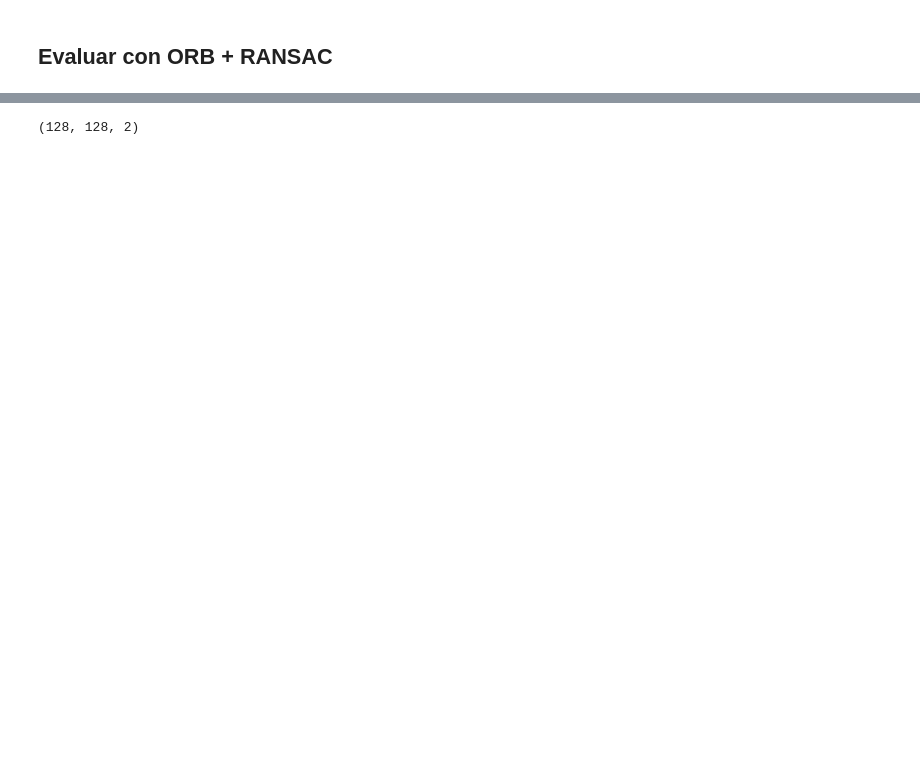
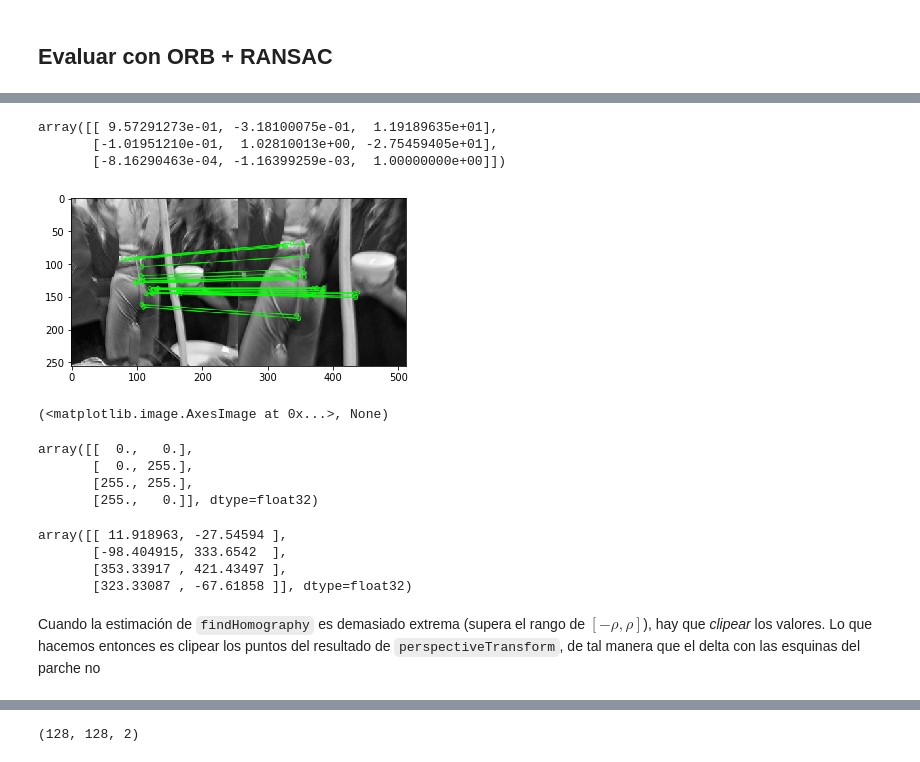
Before and after one commit to munshkr/vc-2018-2c, a Jupyter notebook: tp/Evaluacion.ipynb, the cells around one changed output, grey strips where cells are left out. Cells and saved outputs as stored; diff of their text form; code cells hidden in the pictures; blank space fills up the shorter version.

```diff
--- a/tp/Evaluacion.ipynb
+++ b/tp/Evaluacion.ipynb
@@ -276,0 +312,31 @@ El segundo baseline propuesto por el paper es utilizar un método tradicional co
+# %%
+if len(matches) >= MIN_MATCH_COUNT:
+    matches = matches[:MIN_MATCH_COUNT]
+
+    src_pts = np.float32([kp1[m.queryIdx].pt for m in matches]).reshape(-1,1,2)
+    dst_pts = np.float32([kp2[m.trainIdx].pt for m in matches]).reshape(-1,1,2)
+
+    H, mask = cv2.findHomography(src_pts, dst_pts, cv2.RANSAC, 5.0)
+    matchesMask = mask.ravel().tolist()
+else:
+    print("Not enough matches are found - {}/{} - using identity".format(len(matches), MIN_MATCH_COUNT))
+    H = np.eye(3)
+    matchesMask = None
+# %%
+H
+# %% [output]
+array([[ 9.57291273e-01, -3.18100075e-01,  1.19189635e+01],
+       [-1.01951210e-01,  1.02810013e+00, -2.75459405e+01],
+       [-8.16290463e-04, -1.16399259e-03,  1.00000000e+00]])
+# %%
+draw_params = dict(matchColor = (0,255,0), # draw matches in green color
+                   singlePointColor = None,
+                   matchesMask = matchesMask, # draw only inliers
+                   flags = 2)
+
+img3 = cv2.drawMatches(img1,kp1,img2,kp2,matches,None,**draw_params)
+
+plt.imshow(img3, 'gray'),plt.show()
+# %% [output]
+[figure, added]
+(<matplotlib.image.AxesImage at 0x...>, None)
@@ -276,0 +349,16 @@ El segundo baseline propuesto por el paper es utilizar un método tradicional co
+# %%
+x1
+# %% [output]
+array([[  0.,   0.],
+       [  0., 255.],
+       [255., 255.],
+       [255.,   0.]], dtype=float32)
+# %%
+x2
+# %% [output]
+array([[ 11.918963, -27.54594 ],
+       [-98.404915, 333.6542  ],
+       [353.33917 , 421.43497 ],
+       [323.33087 , -67.61858 ]], dtype=float32)
+# %% [markdown]
+Cuando la estimación de `findHomography` es demasiado extrema (supera el rango de $[-\rho, \rho]$), hay que *clipear* los valores. Lo que hacemos entonces es clipear los puntos del resultado de `perspectiveTransform`, de tal manera que el delta con las esquinas del parche no
```
Also changed, not shown: parts of 16 cells of this notebook.
